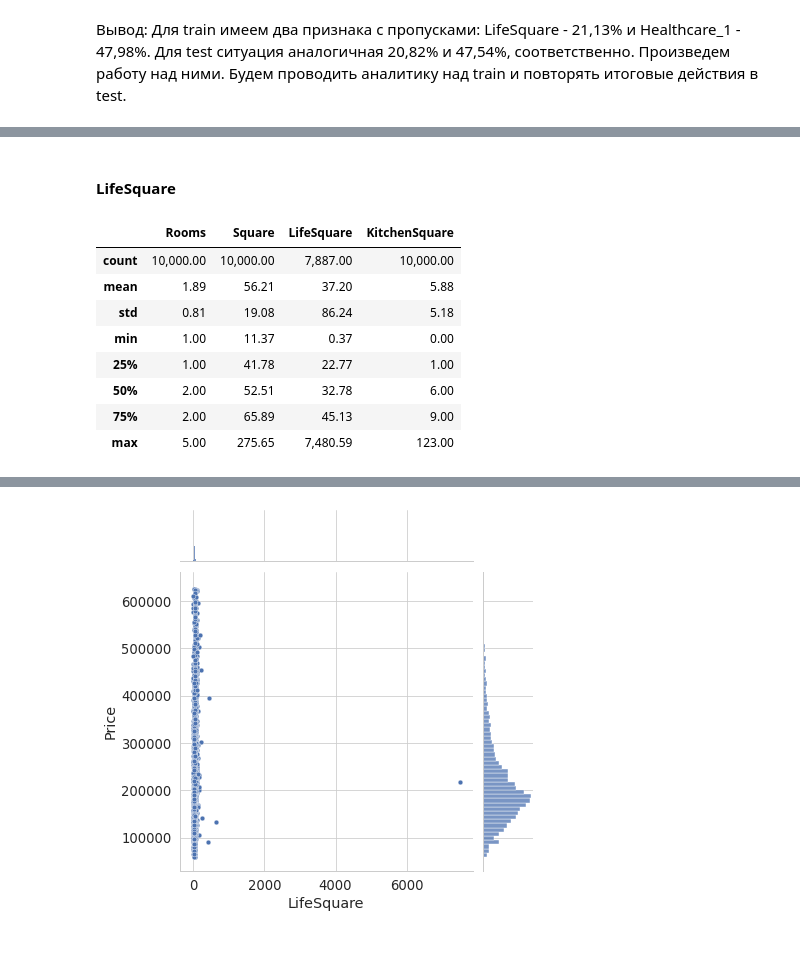
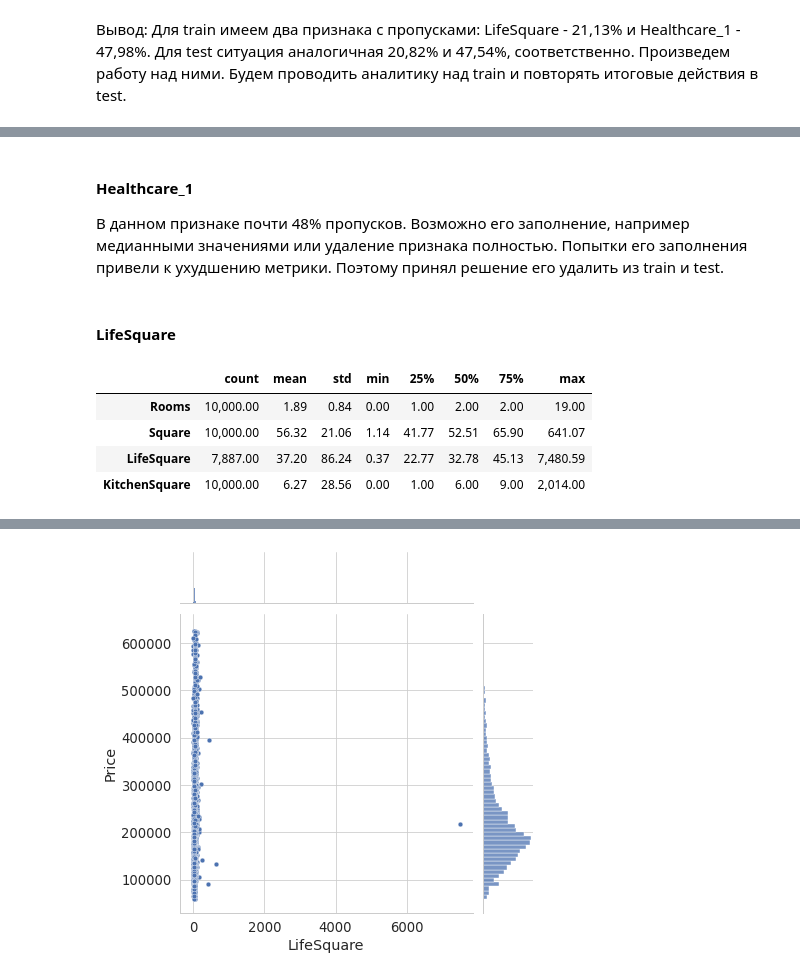
Before and after one commit to alvlagus/Python_for_Data_Science, a Jupyter notebook: Course_project/gusev_solution_new.ipynb, the cells around one changed output, grey strips where cells are left out. Cells and saved outputs as stored; diff of their text form; code cells hidden in the pictures; blank space fills up the shorter version.

```diff
--- a/Course_project/gusev_solution_new.ipynb
+++ b/Course_project/gusev_solution_new.ipynb
@@ -437,6 +366,0 @@ df_train[df_train.Square <= 10]
-# %%
-df_train.loc[df_train['Square'] < 10, 'Square'] *= 10
-df_train.loc[df_train['Square'] > 300, 'Square'] /= 10
-
-df_test.loc[df_test['Square'] < 10, 'Square'] *= 10
-df_test.loc[df_test['Square'] > 300, 'Square'] /= 10
@@ -513,8 +366,0 @@ sns.jointplot(df_train['Rooms'], df_train['Square'], kind='scatter', height=6)
-# %%
-df_train.loc[((df_train['Rooms'] == 0) | (df_train['Rooms'] > 5)) & (df_train['Square'] < 38), 'Rooms'] = 1
-df_train.loc[((df_train['Rooms'] == 0) | (df_train['Rooms'] > 5)) & ((df_train['Square'] >= 38) & (df_train['Square'] < 100)), 'Rooms'] = 2
-df_train.loc[((df_train['Rooms'] == 0) | (df_train['Rooms'] > 5)) & (df_train['Square'] >= 100), 'Rooms'] = 3
-
-df_test.loc[((df_test['Rooms'] == 0) | (df_test['Rooms'] > 5)) & (df_test['Square'] < 38), 'Rooms'] = 1
-df_test.loc[((df_test['Rooms'] == 0) | (df_test['Rooms'] > 5)) & ((df_test['Square'] >= 38) & (df_test['Square'] < 100)), 'Rooms'] = 2
-df_test.loc[((df_test['Rooms'] == 0) | (df_test['Rooms'] > 5)) & (df_test['Square'] >= 100), 'Rooms'] = 3
@@ -551,4 +366,0 @@ df_train.sort_values(by='KitchenSquare')
-# %%
-df_train.loc[df_train['KitchenSquare'] >= 150, 'KitchenSquare'] /= 100
-
-df_test.loc[df_test['KitchenSquare'] >= 150, 'KitchenSquare'] /= 100
@@ -572,14 +367,21 @@ df_train.sort_values(by='KitchenSquare')
+# %% [markdown]
+#### Healthcare_1
+
+В данном признаке почти 48% пропусков. Возможно его заполнение, например медианными значениями или удаление признака полностью.
+Попытки его заполнения привели к ухудшению метрики. Поэтому принял решение его удалить из train и test.
+# %%
+if 'Healthcare_1' in df_train.columns:
+    df_train.drop('Healthcare_1', axis=1, inplace=True)
+
+if 'Healthcare_1' in df_test.columns:
+    df_test.drop('Healthcare_1', axis=1, inplace=True)
 # %% [markdown]
 #### LifeSquare
 # %%
-df_train[['Rooms', 'Square', 'LifeSquare', 'KitchenSquare']].describe()
+df_train[['Rooms', 'Square', 'LifeSquare', 'KitchenSquare']].describe().T
 # %% [output]
-|  | Rooms | Square | LifeSquare | KitchenSquare |
-| count | 10,000.00 | 10,000.00 | 7,887.00 | 10,000.00 |
-| mean | 1.89 | 56.21 | 37.20 | 5.88 |
-| std | 0.81 | 19.08 | 86.24 | 5.18 |
-| min | 1.00 | 11.37 | 0.37 | 0.00 |
-| 25% | 1.00 | 41.78 | 22.77 | 1.00 |
-| 50% | 2.00 | 52.51 | 32.78 | 6.00 |
-| 75% | 2.00 | 65.89 | 45.13 | 9.00 |
-| max | 5.00 | 275.65 | 7,480.59 | 123.00 |
+|  | count | mean | std | min | 25% | 50% | 75% | max |
+| Rooms | 10,000.00 | 1.89 | 0.84 | 0.00 | 1.00 | 2.00 | 2.00 | 19.00 |
+| Square | 10,000.00 | 56.32 | 21.06 | 1.14 | 41.77 | 52.51 | 65.90 | 641.07 |
+| LifeSquare | 7,887.00 | 37.20 | 86.24 | 0.37 | 22.77 | 32.78 | 45.13 | 7,480.59 |
+| KitchenSquare | 10,000.00 | 6.27 | 28.56 | 0.00 | 1.00 | 6.00 | 9.00 | 2,014.00 |
```
Also changed, not shown: parts of 186 cells of this notebook.
